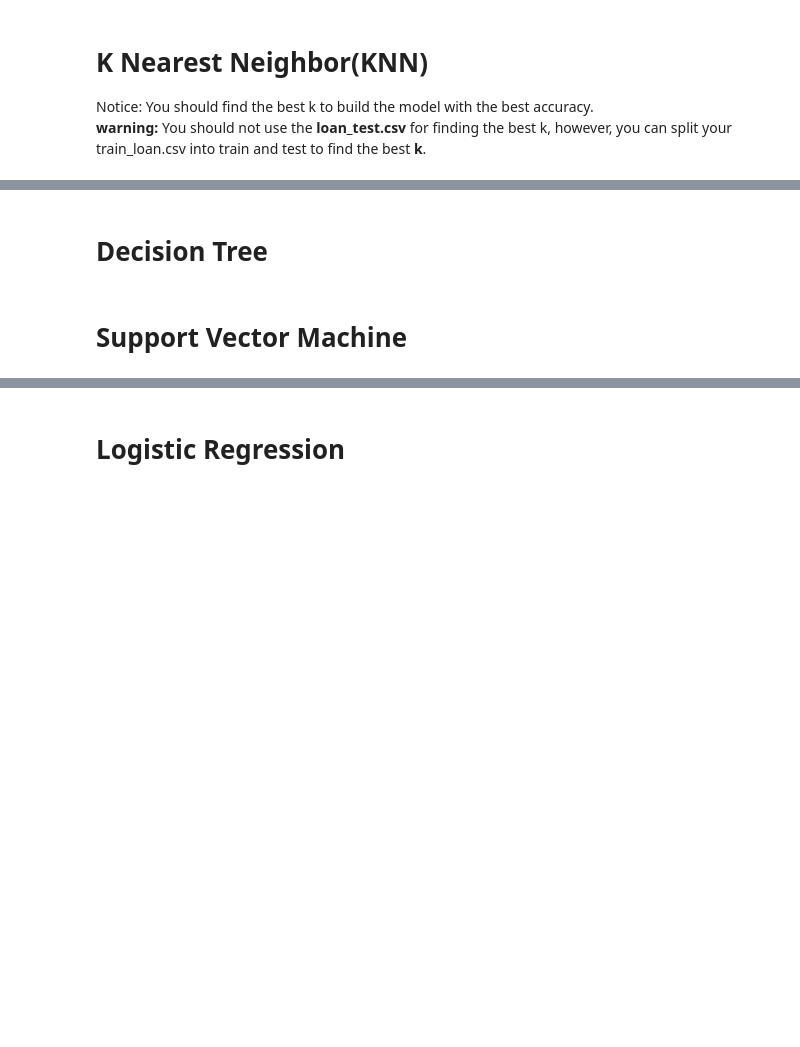
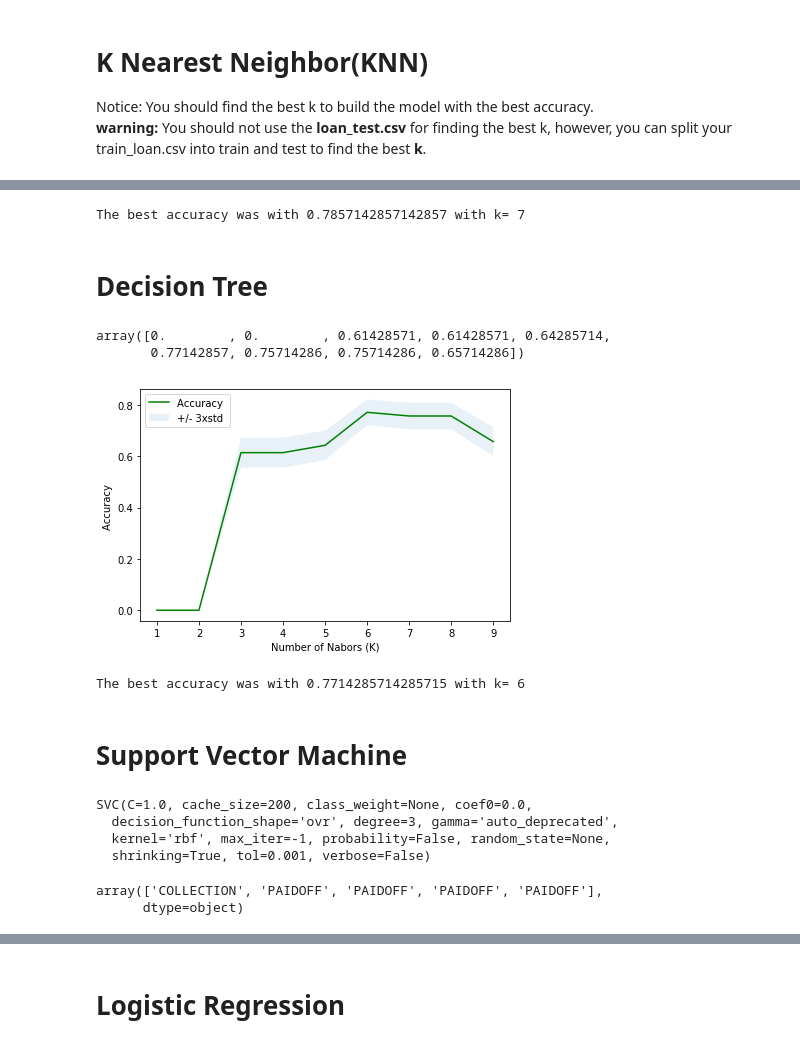
Before and after one commit to bodavijay24/Machine-Learning-with-Python, a Jupyter notebook: ML0101EN_Proj_Loan_py_v1.ipynb, the cells around one changed output, grey strips where cells are left out. Cells and saved outputs as stored; diff of their text form; code cells hidden in the pictures; blank space fills up the shorter version.

```diff
--- a/ML0101EN_Proj_Loan_py_v1.ipynb
+++ b/ML0101EN_Proj_Loan_py_v1.ipynb
@@ -288,0 +314,4 @@ Notice: You should find the best k to build the model with the best accuracy.
+# %%
+print( "The best accuracy was with", mean_acc.max(), "with k=", mean_acc.argmax()+1)
+# %% [output]
+The best accuracy was with 0.7857142857142857 with k= 7
@@ -290,0 +324,33 @@ Notice: You should find the best k to build the model with the best accuracy.
+# %%
+Ks = 10
+mean_acc1 = np.zeros((Ks-1))
+std_acc1 = np.zeros((Ks-1))
+ConfustionMx1 = [];
+for n in range(3,Ks):
+
+    #Train Model and Predict
+    D_Tree=DecisionTreeClassifier(criterion="entropy", max_depth = n).fit(X_train,y_train)
+    yhat1=D_Tree.predict(X_test)
+    mean_acc1[n-1] = metrics.accuracy_score(y_test, yhat1)
+
+
+    std_acc1[n-1]=np.std(yhat1==y_test)/np.sqrt(yhat1.shape[0])
+
+mean_acc1
+# %% [output]
+array([0.        , 0.        , 0.61428571, 0.61428571, 0.64285714,
+       0.77142857, 0.75714286, 0.75714286, 0.65714286])
+# %%
+plt.plot(range(1,Ks),mean_acc1,'g')
+plt.fill_between(range(1,Ks),mean_acc1 - 1 * std_acc1,mean_acc1 + 1 * std_acc1, alpha=0.10)
+plt.legend(('Accuracy ', '+/- 3xstd'))
+plt.ylabel('Accuracy ')
+plt.xlabel('Number of Nabors (K)')
+plt.tight_layout()
+plt.show()
+# %% [output]
+[figure, added]
+# %%
+print( "The best accuracy was with", mean_acc1.max(), "with k=", mean_acc1.argmax()+1)
+# %% [output]
+The best accuracy was with 0.7714285714285715 with k= 6
@@ -291,2 +359,17 @@ Notice: You should find the best k to build the model with the best accuracy.
 # %% [markdown]
 # Support Vector Machine
+# %%
+from sklearn import svm
+clf = svm.SVC(kernel='rbf')
+clf.fit(X_train, y_train)
+# %% [output]
+SVC(C=1.0, cache_size=200, class_weight=None, coef0=0.0,
+  decision_function_shape='ovr', degree=3, gamma='auto_deprecated',
+  kernel='rbf', max_iter=-1, probability=False, random_state=None,
+  shrinking=True, tol=0.001, verbose=False)
+# %%
+yhat2 = clf.predict(X_test)
+yhat2[0:5]
+# %% [output]
+array(['COLLECTION', 'PAIDOFF', 'PAIDOFF', 'PAIDOFF', 'PAIDOFF'],
+      dtype=object)
```
Also changed, not shown: parts of 24 cells of this notebook.
